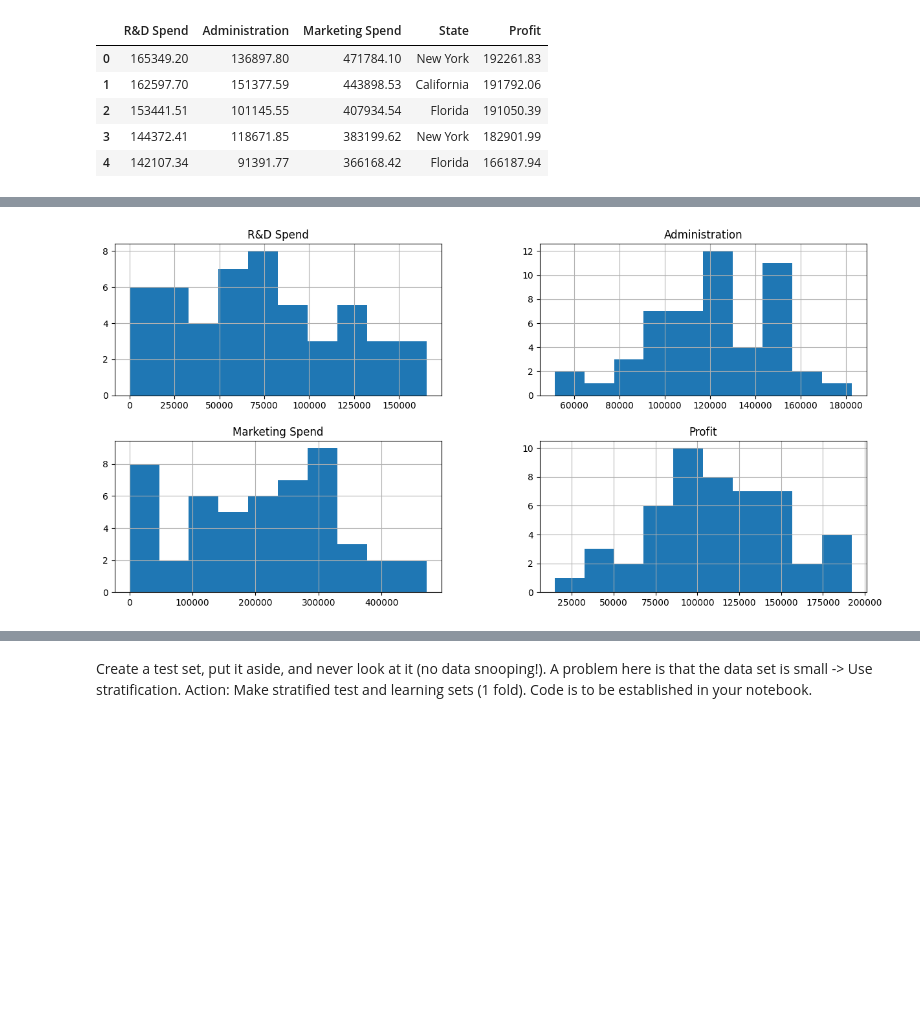
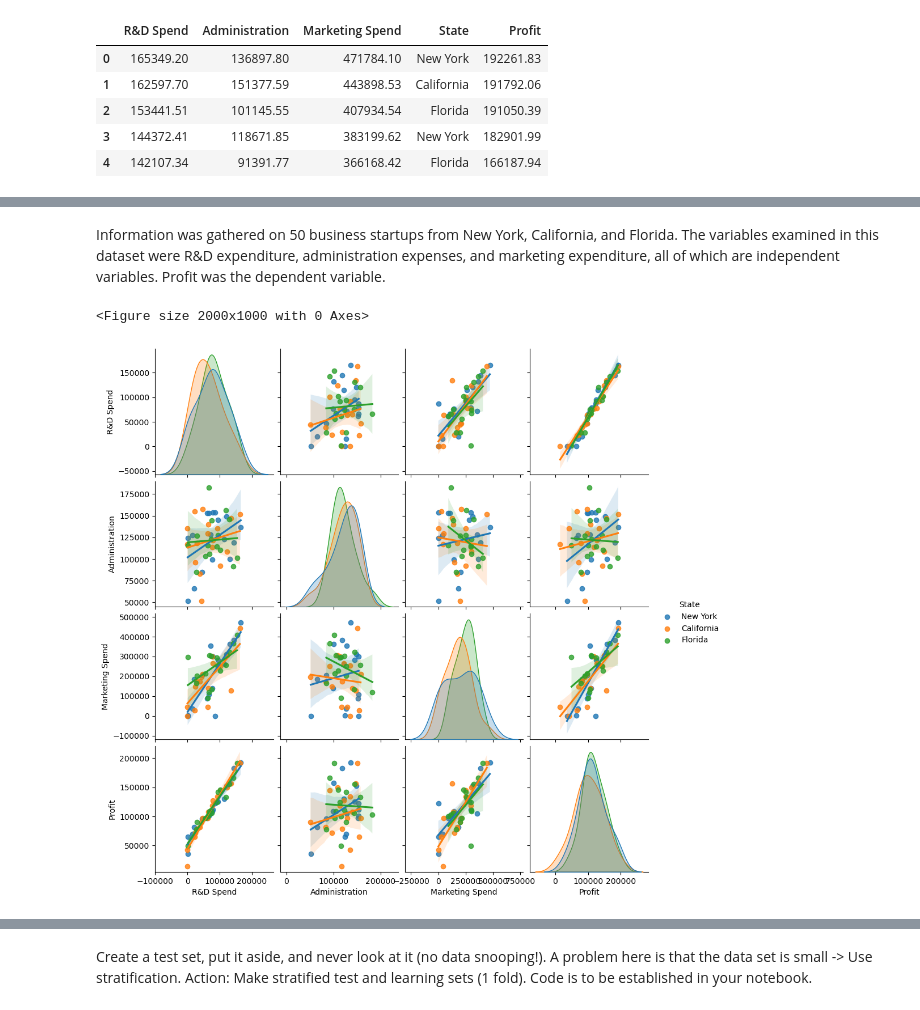
Before and after one commit to KacperBytnar/Machine_Learning_Evaluate_new_startups_profit, a Jupyter notebook: calcs/50-Startups_ML_Mandatory-Assignment.ipynb, the cells around one changed output, grey strips where cells are left out. Drawn from its saved outputs; the diff is of its cells as text; code cells hidden in the pictures; blank space fills up the shorter version.

```diff
--- a/calcs/50-Startups_ML_Mandatory-Assignment.ipynb
+++ b/calcs/50-Startups_ML_Mandatory-Assignment.ipynb
@@ -81,7 +101,11 @@ max    165349.200000   182645.560000    471784.100000  192261.830000
+# %% [markdown]
+Information was gathered on 50 business startups from New York, California, and Florida. The variables examined in this dataset were R&D expenditure, administration expenses, and marketing expenditure, all of which are independent variables.
+Profit was the dependent variable.
 # %%
 # Visualize the data
-dataset.hist(figsize=(15,7))
-
+plt.figure(figsize=(20,10))
+sns.pairplot(data=dataset,hue='State',kind='reg')
 plt.show()
 # %% [output]
+<Figure size 2000x1000 with 0 Axes>
-[figure, old version]
+[figure, new version]
```
Also changed, not shown: parts of 44 cells of this notebook.
